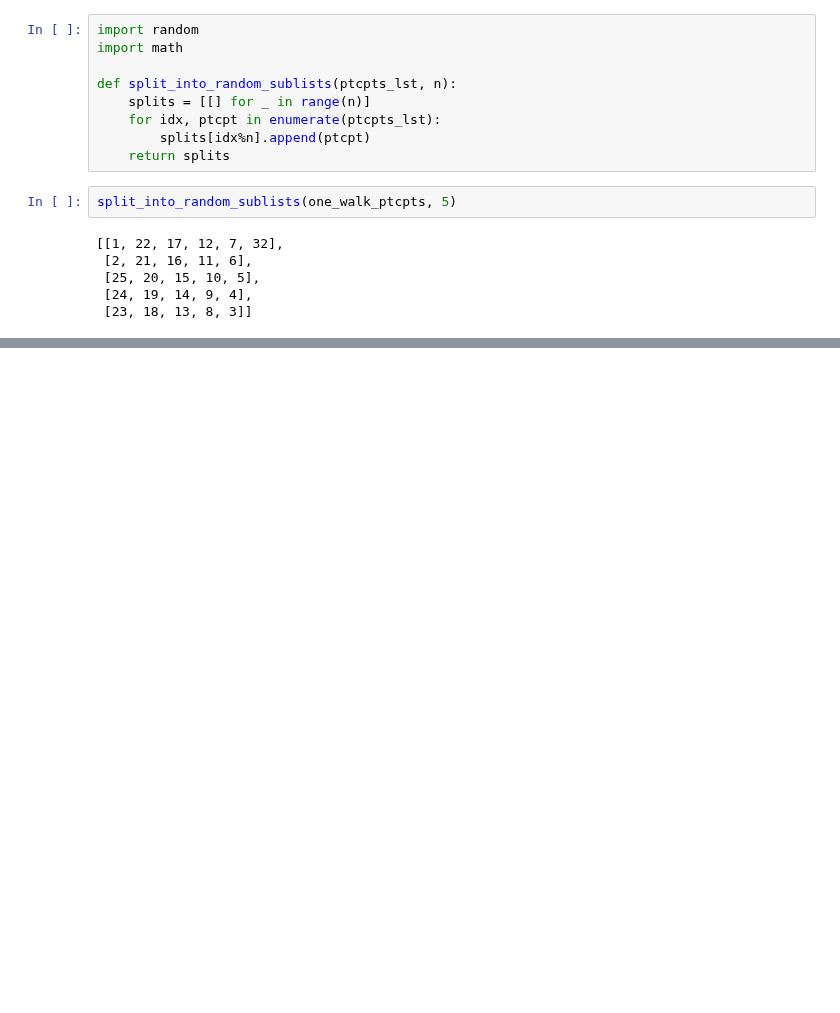
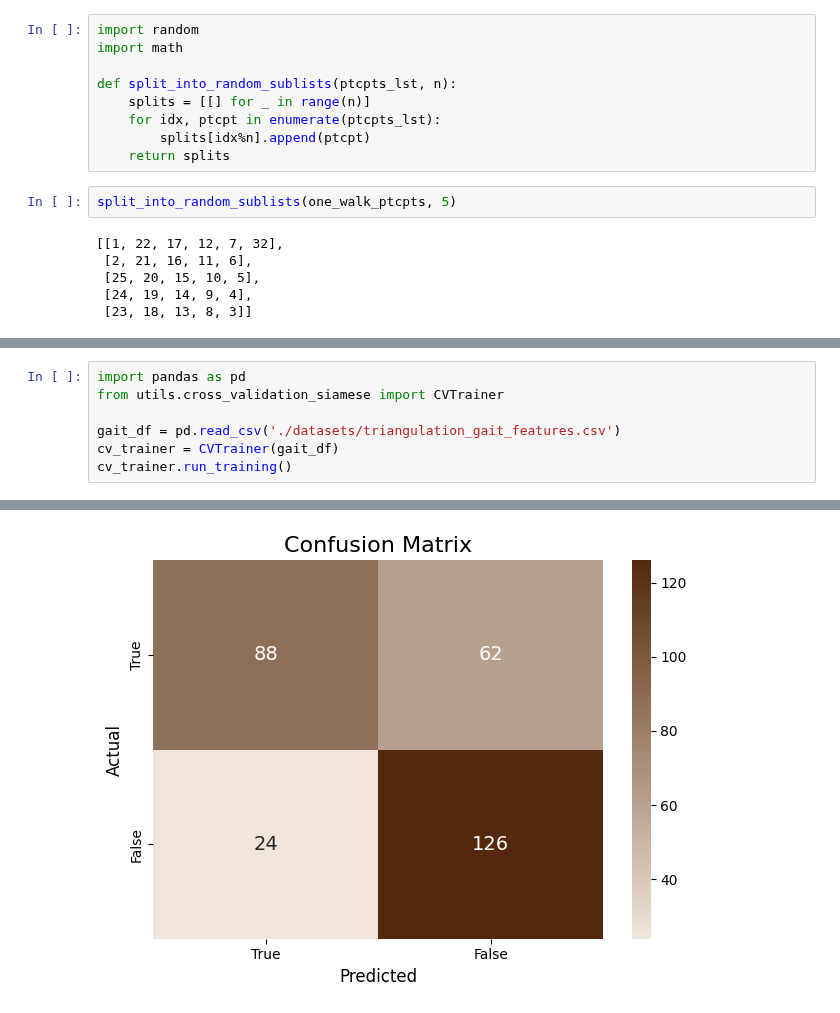
Before and after one commit to mklimek001/gait-features-identification, a Jupyter notebook: cv_trainer_preparation.ipynb, the cells around one changed output, grey strips where cells are left out. Cells and saved outputs as stored; diff of their text form; blank space fills up the shorter version.

Commit message:
triangulation gait features v2 prepared

```diff
--- a/cv_trainer_preparation.ipynb
+++ b/cv_trainer_preparation.ipynb
@@ -210,0 +212,8 @@ False    20    136
+# %%
+import pandas as pd
+from utils.cross_validation_siamese import CVTrainer
+
+gait_df = pd.read_csv('./datasets/triangulation_gait_features.csv')
+cv_trainer = CVTrainer(gait_df)
+cv_trainer.run_training()
+# %% [output]
@@ -211,3 +237,4 @@ False    20    136
+[figure, added]
 # %%
 gait_df = pd.read_csv('./datasets/gait_features_2.csv')
 cv_trainer = CVTrainer(gait_df)
```
Also changed, not shown: parts of 8 cells of this notebook, 5 other files.
